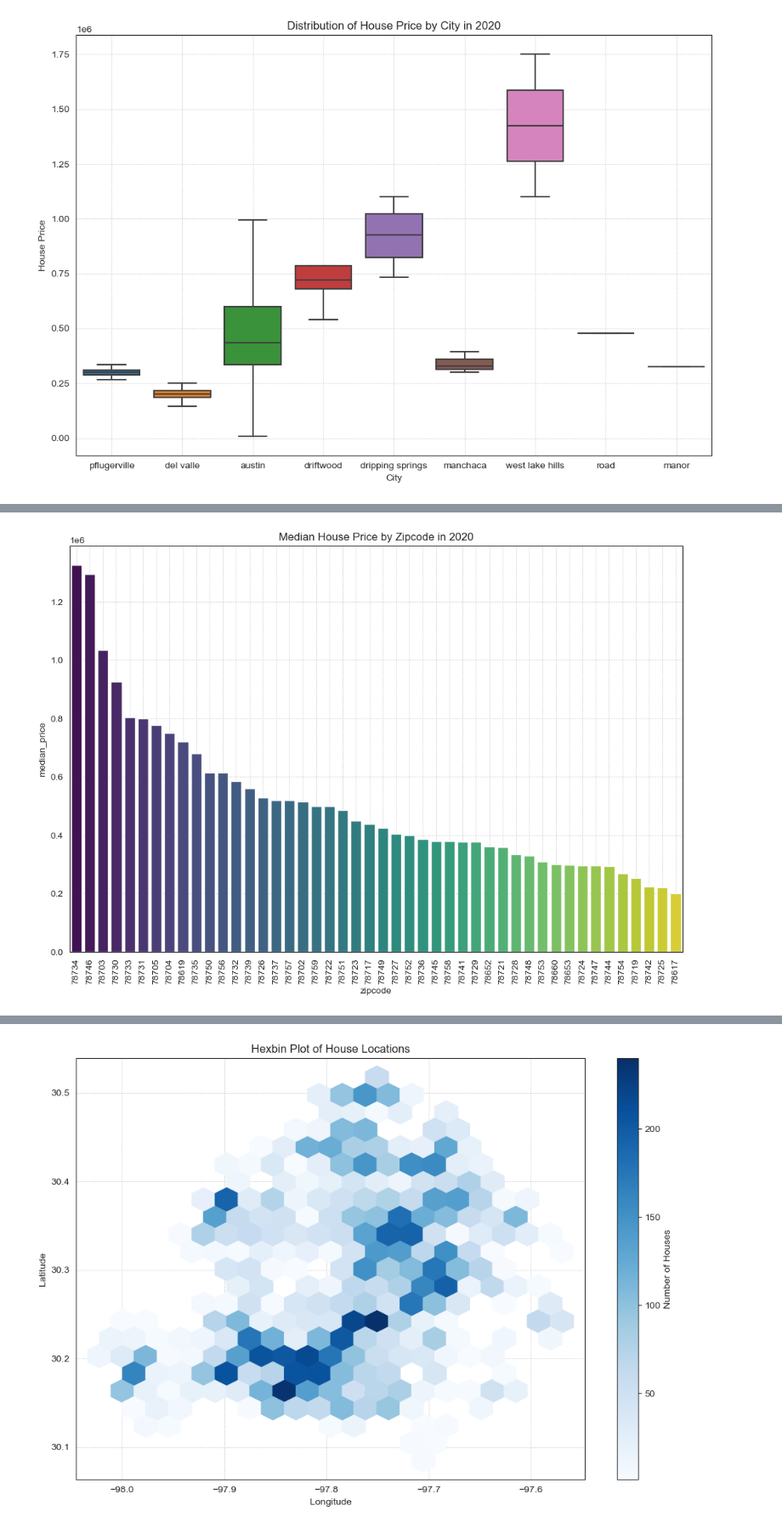
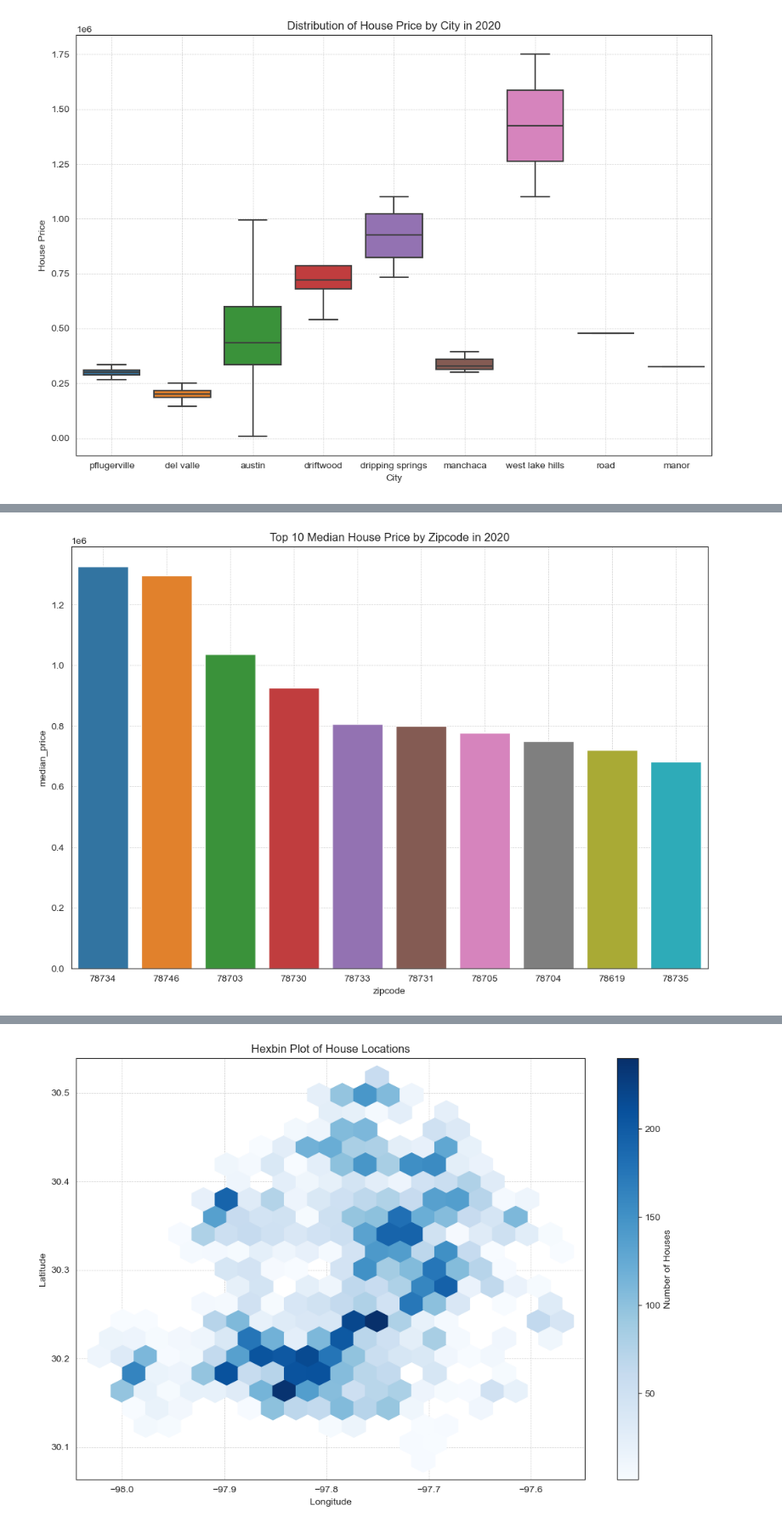
Before and after one commit to steve-yuan-8276/machine_learning, a Jupyter notebook: Austin _housing_Price/austin_housing_price_prediction.ipynb, the cells around one changed output, grey strips where cells are left out. Shown at 85% size. Saved outputs shown, nothing was run; the diff lists cells and outputs as text; code cells hidden in the pictures.

```diff
--- a/Austin _housing_Price/austin_housing_price_prediction.ipynb
+++ b/Austin _housing_Price/austin_housing_price_prediction.ipynb
@@ -388,22 +599,26 @@ plt.show()
 # %%
 # 按邮政编码计算2020年的中位数房价
 zipcode_price_data = geo_analysis_data[geo_analysis_data['latest_saleyear'] == 2020]
 
+# 计算中位数房价并排序
 median_price_per_zipcode = (zipcode_price_data[['zipcode', 'latestPrice']]
                             .groupby('zipcode')
                             .median()
+                            .sort_values(by='latestPrice', ascending=False)
                             .rename(columns={'latestPrice': 'median_price'})
-                            .sort_values(by='median_price',ascending=False)
                             .reset_index()
+                            .head(10)
                             )
+# median_price_per_zipcode
+
+# top_10_zipcodes
 
 # 绘制条形图
 plt.figure(figsize=(12, 8))
-sns.barplot(x='zipcode', y='median_price', data=median_price_per_zipcode,  order=median_price_per_zipcode['zipcode'], palette='viridis')
-plt.title('Median House Price by Zipcode in 2020')
+sns.barplot(x='zipcode',  y='median_price', data=median_price_per_zipcode, order=median_price_per_zipcode['zipcode'])
+plt.title('Top 10 Median House Price by Zipcode in 2020')
 plt.grid(True, linestyle='--', linewidth=0.5)
-plt.xticks(rotation=90)  # Rotate x-axis labels for better readability
-plt.savefig('./outputs/Median_house_price_by_zipcode.png')
+plt.savefig('./outputs/Top_10_Median_house_price_by_zipcode.png')
 plt.show()
 # %% [output]
-[figure, old version]
+[figure, new version]
```
Also changed, not shown: parts of 17 cells of this notebook, 6 other files.
